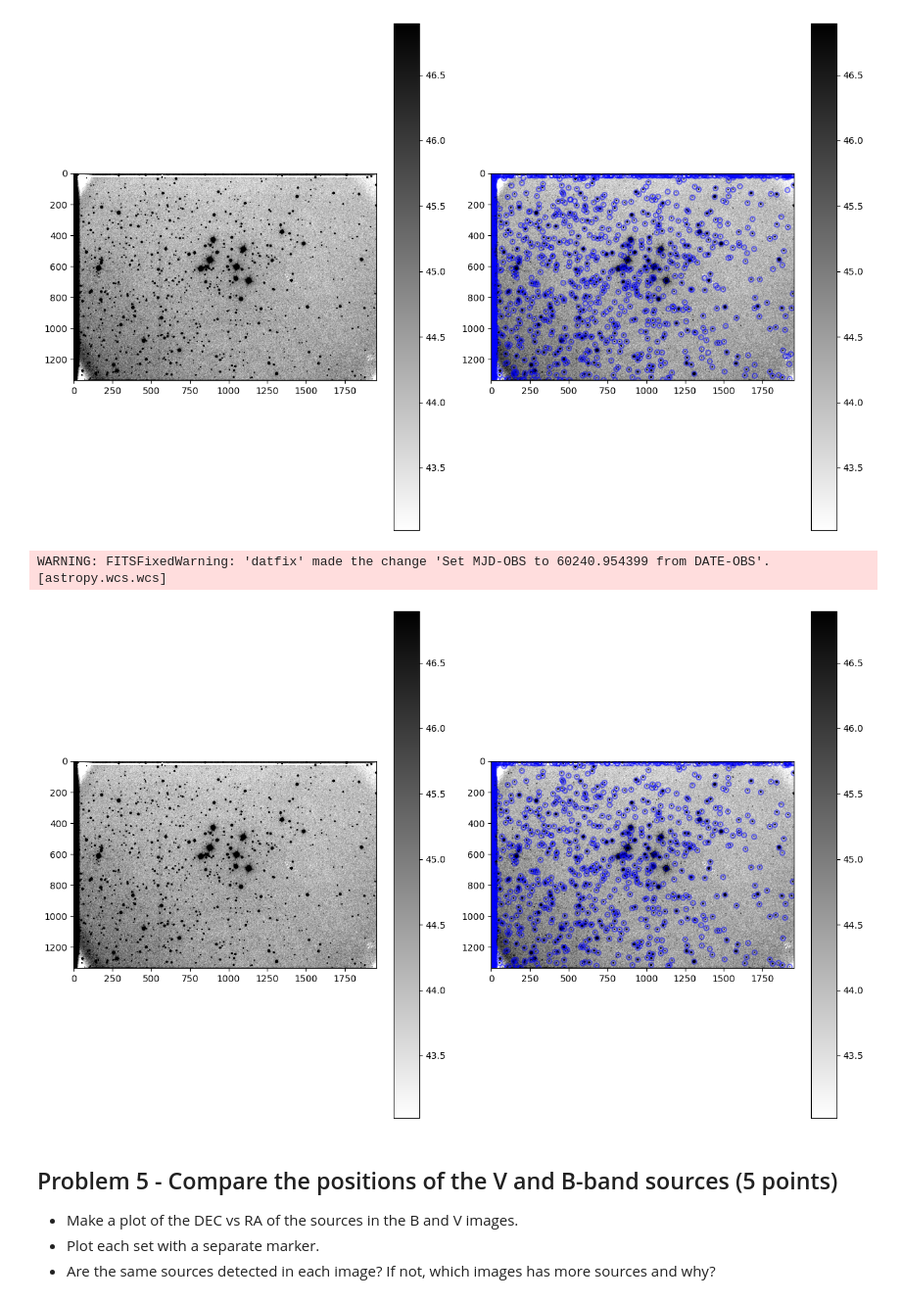
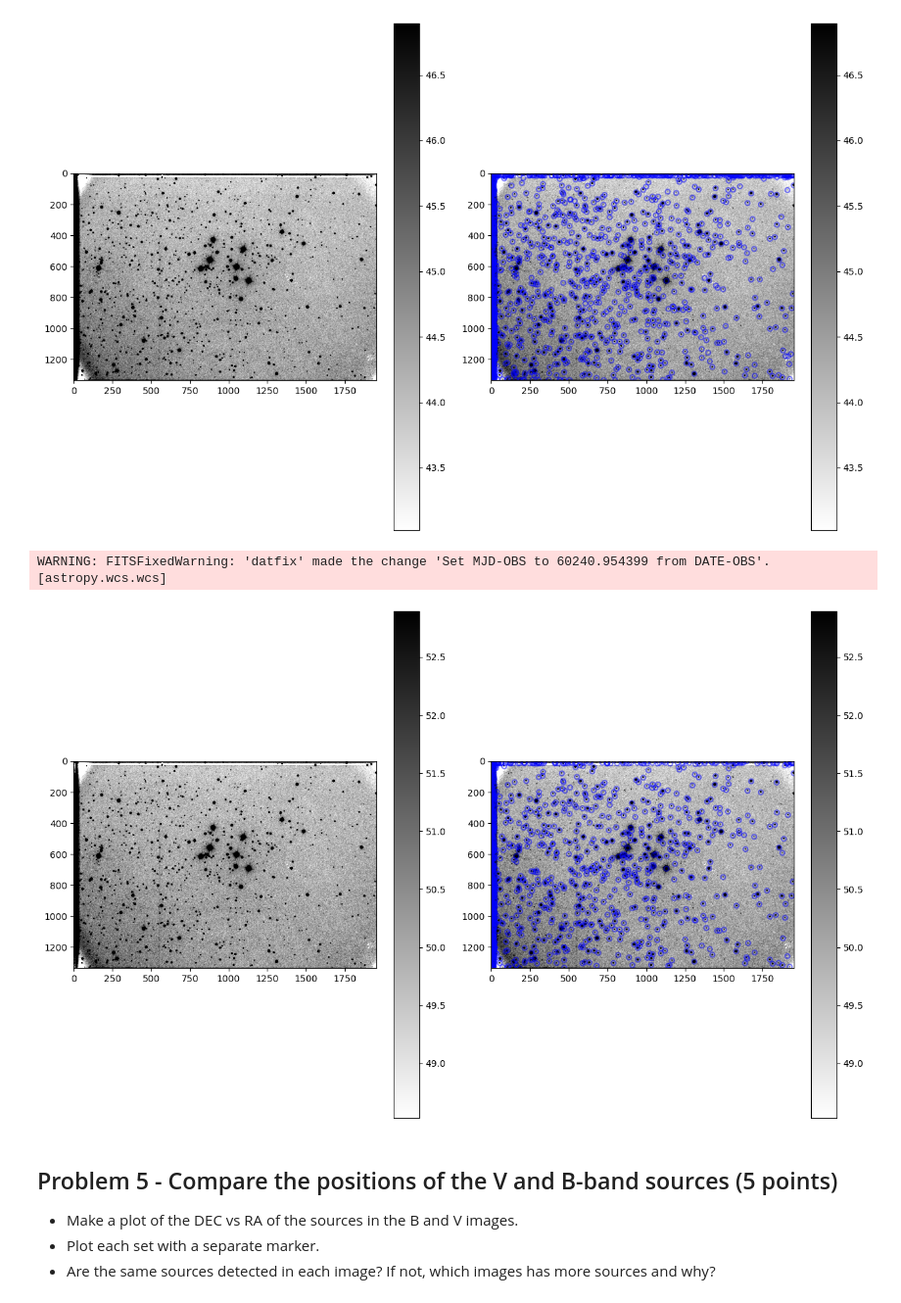
Before and after one commit to OZafuta/Reductionproject_student, a Jupyter notebook: cluster_photometry_student.ipynb, the cells around one changed output. Shown at 98% size. Drawn from its saved outputs; the diff is of its cells as text; code cells hidden in the pictures.

```diff
--- a/cluster_photometry_student.ipynb
+++ b/cluster_photometry_student.ipynb
@@ -373,37 +373,50 @@ WARNING: FITSFixedWarning: 'datfix' made the change 'Set MJD-OBS to 60240.954399
 # %%
 #********************
 #repeat for the V-band image
 #put your code here
-# doafind with fwhm for V-band
-daofind = DAOStarFinder(fwhm=4.04, threshold=5.*std_b)
 
-#detect sources
-sources_b = daofind(data_b - median_b)
+#read in the V-band image
+data_v, header_v = fits.getdata('M29V.fits',header=True)
+
+# estimate the background counts in the image by computing the
+# mean and median excluding all pixels greater than 3-sigma above the mean
+mean_v, median_v, std_v = sigma_clipped_stats(data_v, sigma=3.0)
+
+# set up daofind, with info about our image fwhm and the detection threshold
+#*****************************************
+# update with the FWHM that you measured from the imexam
+daofind = DAOStarFinder(fwhm=4.04, threshold=5.*std_v)
+
+# detect sources, using the image - median, which subtracts the sky level from image,
+# assuming a sky that is constant across the iamge
+sources_v = daofind(data_v - median_v)
 
 # convert to pixel locations to ra and dec using the image header
-wcs_b = WCS(header_b)
-ra_v,dec_v = wcs_b.wcs_pix2world(sources_b['xcentroid'],sources_b['ycentroid'],0)
+wcs_v = WCS(header_v)
+ra_v,dec_v = wcs_v.wcs_pix2world(sources_v['xcentroid'],sources_v['ycentroid'],0)
 
 # plot images and the sources.  using the subplot command we can plot figures side by side
 #plots V-band image
 plt.figure(figsize=(15,10))
+#select the left plot
 plt.subplot(1,2,1)
-imdisplay(data_b)
+imdisplay(data_v)
 
-#plot V-band image with the positions of the sources overlaid
+#plot B-band image with the positions of the sources overlaid
+#select the right plot
 plt.subplot(1,2,2)
 
 #Create a list of positions of all the stars, as determined by the DAOStarFinder above.
 #The transpose command puts the images into the correct format
-positions = np.transpose((sources_b['xcentroid'], sources_b['ycentroid']))
+positions = np.transpose((sources_v['xcentroid'], sources_v['ycentroid']))
 #creates a set of circular apertues with r=15 pixels
 apertures = CircularAperture(positions, r=15.)
-imdisplay(data_b)
+imdisplay(data_v)
 #plot the apertures.  the ';' at the end suppresses some messy output
 apertures.plot(color='blue', lw=1.5, alpha=0.5);
 # %% [output]
 WARNING: FITSFixedWarning: 'datfix' made the change 'Set MJD-OBS to 60240.954399 from DATE-OBS'. [astropy.wcs.wcs]
-[figure, old version]
+[figure, new version]
 # %% [markdown]
 ## Problem 5 - Compare the positions of the V and B-band sources (5 points)
 
```
Also changed, not shown: parts of 7 cells of this notebook.
